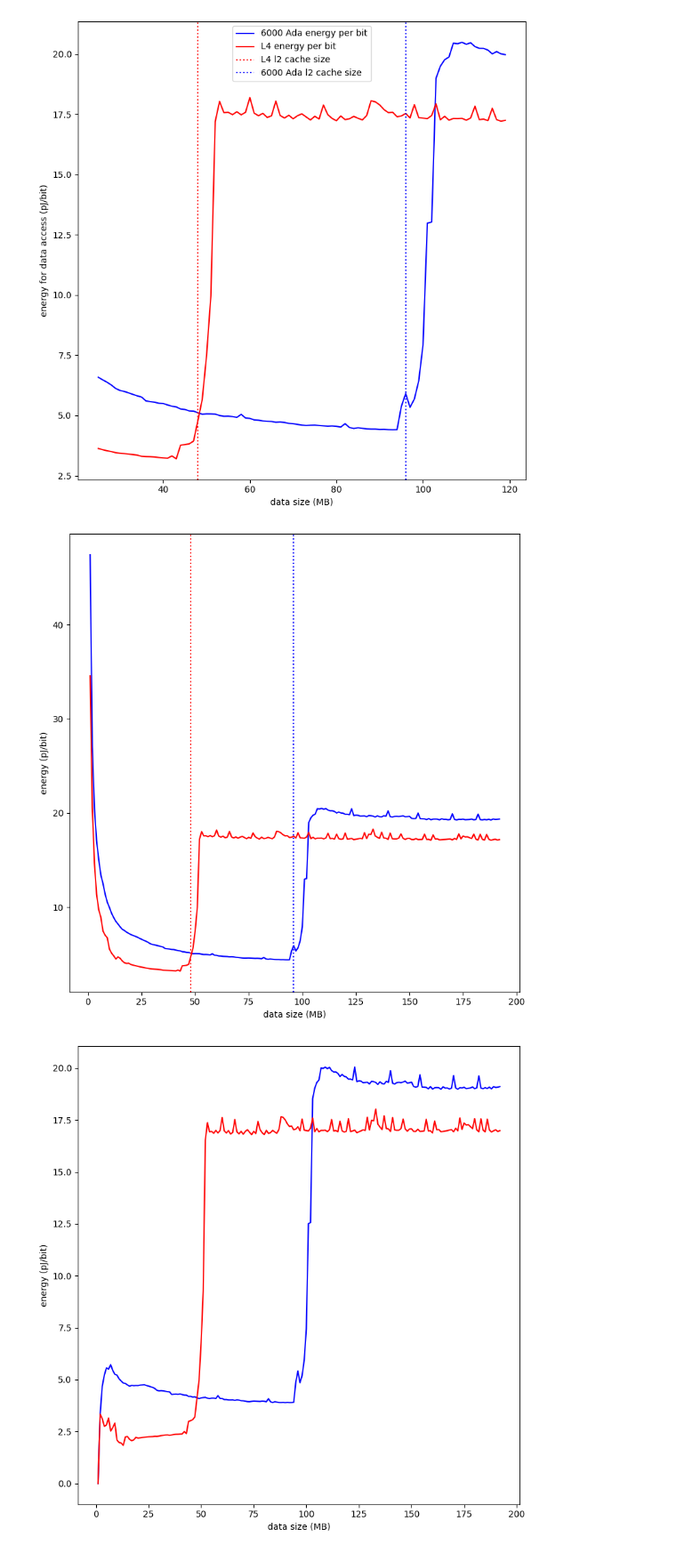
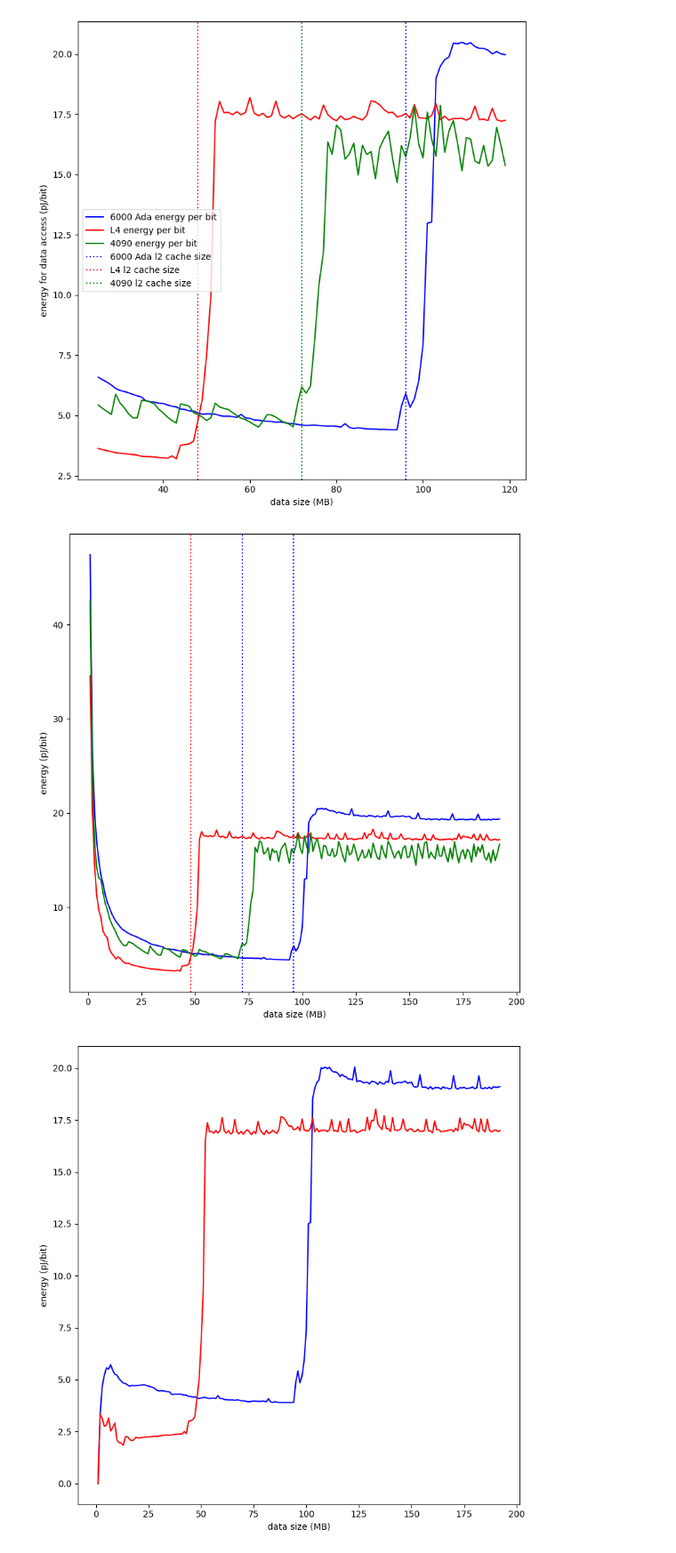
Before and after one commit to zihanpan8378/LLMCompass, a Jupyter notebook: ae/energy_experiments/plot_l2_energy_change.ipynb, the cells around one changed output. Shown: that part at 89% size. Drawn from its saved outputs; the diff is of its cells as text; code cells hidden in the pictures.

Commit message:
Update plots

```diff
--- a/ae/energy_experiments/plot_l2_energy_change.ipynb
+++ b/ae/energy_experiments/plot_l2_energy_change.ipynb
@@ -13,34 +13,46 @@ l2_L4_run = pd.read_csv(
     f"results/l2_dummy_L4_gpu.csv", header=None, names=["M", "latency", "throughput", "power", "energy", "frequency", ""]
 )
 l2_L4_run.set_index(["M"], inplace=True)
+
+l2_4090_run = pd.read_csv(
+    f"results/l2_dummy_RTX4090_gpu.csv", header=None, names=["M", "latency", "throughput", "power", "energy", "frequency", ""]
+)
+l2_4090_run.set_index(["M"], inplace=True)
 # %%
 M_list = []
 energy_6000_run_list = []
 energy_6000_per_bit_list = []
 energy_L4_run_list = []
 energy_L4_per_bit_list = []
+energy_4090_run_list = []
+energy_4090_per_bit_list = []
 for M in range(25, 120):
     M_list.append(M)
     energy_6000_run_list.append(l2_6000_run.loc[M, "energy"])
     energy_6000_per_bit_list.append(l2_6000_run.loc[M, "energy"] / (M * 1024 * 1024 * 16 * (2**5)))
     energy_L4_run_list.append(l2_L4_run.loc[M, "energy"])
     energy_L4_per_bit_list.append(l2_L4_run.loc[M, "energy"] / (M * 1024 * 1024 * 16 * (2**5)))
+    energy_4090_run_list.append(l2_4090_run.loc[M, "energy"])
+    energy_4090_per_bit_list.append(l2_4090_run.loc[M, "energy"] / (M * 1024 * 1024 * 16 * (2**5)))
 
 fig, ax1 = plt.subplots(figsize=(8, 8))
 ax1.set_xlabel("data size (MB)")
 ax1.plot(M_list, energy_6000_per_bit_list, marker="", label=f"6000 Ada energy per bit", color='blue')
 ax1.plot(M_list, energy_L4_per_bit_list, marker="", label=f"L4 energy per bit", color='red')
+ax1.plot(M_list, energy_4090_per_bit_list, marker="", label=f"4090 energy per bit", color='green')
+
 
 ax1.set_ylabel('energy for data access (pJ/bit)')
 
+ax1.axvline(x=96, color='blue', linestyle='dotted', label='6000 Ada l2 cache size')
 ax1.axvline(x=48, color='red', linestyle='dotted', label='L4 l2 cache size')
-ax1.axvline(x=96, color='blue', linestyle='dotted', label='6000 Ada l2 cache size')
+ax1.axvline(x=72, color='green', linestyle='dotted', label='4090 l2 cache size')
 plt.legend()
 
 plt.tight_layout()
 plt.show()
 # %% [output]
-[figure, old version]
+[figure, new version]
 # %%
 M_list = []
 energy_6000_run_list = []
@@ -49,6 +61,9 @@ flop_6000_run_list = []
 energy_L4_run_list = []
 energy_L4_per_bit_list = []
 flop_L4_run_list = []
+energy_4090_run_list = []
+energy_4090_per_bit_list = []
+flop_4090_run_list = []
 for M in range(1, 193):
     M_list.append(M)
     energy_6000_run_list.append(l2_6000_run.loc[M, "energy"])
@@ -57,15 +72,23 @@ for M in range(1, 193):
     energy_L4_run_list.append(l2_L4_run.loc[M, "energy"])
     energy_L4_per_bit_list.append(l2_L4_run.loc[M, "energy"] / (M * 1024 * 1024 * 16 * (2**5)))
     flop_L4_run_list.append(((M * 1024 * 1024) // 2 - 1) * 1e-12 / (float(l2_L4_run.loc[M, "latency"][:-3]) *1e-3))
+    energy_4090_run_list.append(l2_4090_run.loc[M, "energy"])
+    energy_4090_per_bit_list.append(l2_4090_run.loc[M, "energy"] / (M * 1024 * 1024 * 16 * (2**5)))
+    flop_4090_run_list.append(((M * 1024 * 1024) // 2 - 1) * 1e-12 / (float(l2_4090_run.loc[M, "latency"][:-3]) *1e-3))
+
 
 fig, ax1 = plt.subplots(figsize=(8, 8))
 ax1.set_xlabel("data size (MB)")
 ax1.plot(M_list, energy_6000_per_bit_list, marker="", label=f"6000 Ada energy per bit", color='blue')
 ax1.plot(M_list, energy_L4_per_bit_list, marker="", label=f"L4 energy per bit", color='red')
+ax1.plot(M_list, energy_4090_per_bit_list, marker="", label=f"4090 energy per bit", color='green')
+
 
 ax1.set_ylabel('energy (pJ/bit)')
 ax1.axvline(x=48, color='red', linestyle='dotted', label='L4 l2 cache size')
 ax1.axvline(x=96, color='blue', linestyle='dotted', label='6000 Ada l2 cache size')
+ax1.axvline(x=72, color='blue', linestyle='dotted', label='4090 l2 cache size')
+
 
 # ax2 = ax1.twinx()
 # ax2.plot(M_list, flop_6000_run_list, marker="", label=f"6000 Ada flop per ms", color='lightblue', linestyle='dashed')
@@ -77,7 +100,7 @@ ax1.axvline(x=96, color='blue', linestyle='dotted', label='6000 Ada l2 cache siz
 plt.tight_layout()
 plt.show()
 # %% [output]
-[figure, old version]
+[figure, new version]
 # %%
 M_list = []
 energy_6000_run_list = []
```
Also changed, not shown: 1 other file.
